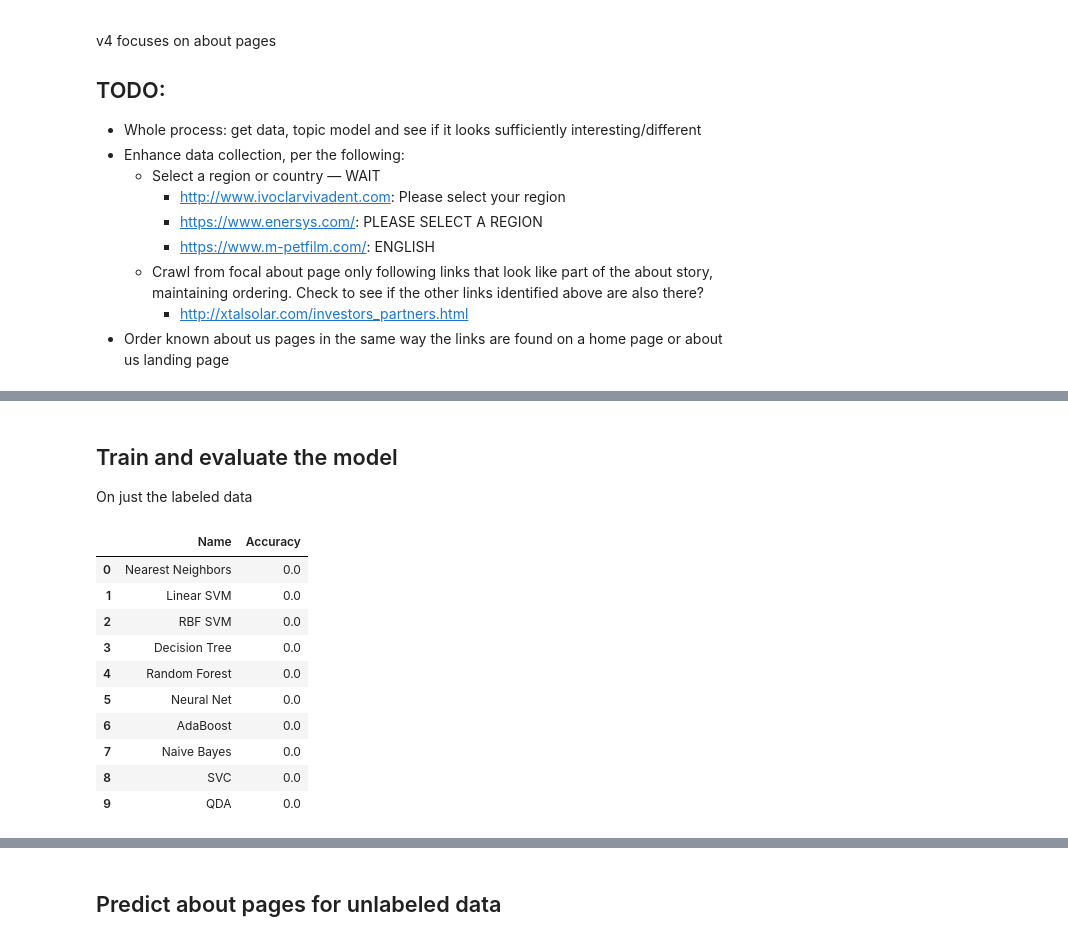
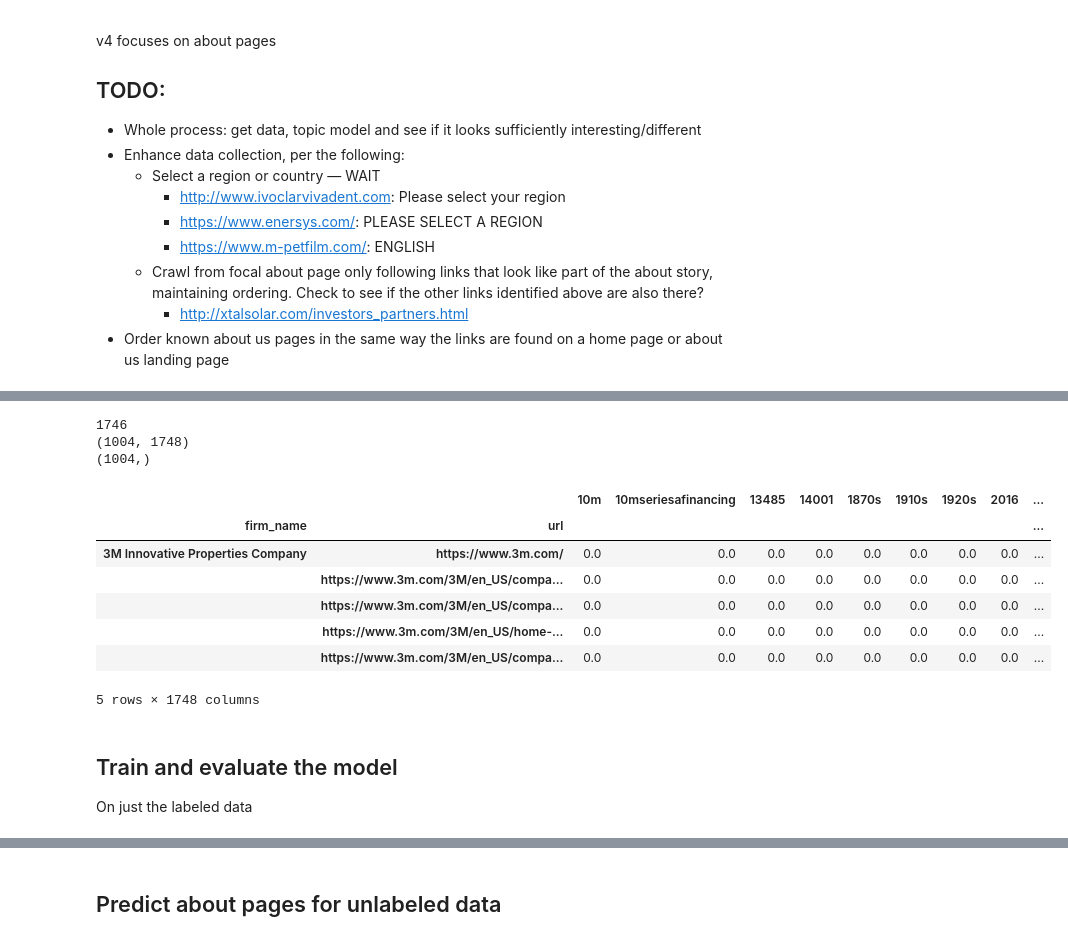
Before and after one commit to euphonic/EAGER, a Jupyter notebook: code/topics_markov/extract-pages-from-mongo-v5-about.ipynb, the cells around one changed output, grey strips where cells are left out. Saved outputs shown, nothing was run; the diff lists cells and outputs as text; code cells hidden in the pictures.

```diff
--- a/code/topics_markov/extract-pages-from-mongo-v5-about.ipynb
+++ b/code/topics_markov/extract-pages-from-mongo-v5-about.ipynb
@@ -307,3 +449,43 @@ y = labeled.loc[:,'about_lbl']
+# %%
+# labeled train/test split
+print (len(ubv_df.columns))
+X = labeled.iloc[:,1:len(ubv_df.columns)]
+
+# other in other non text-based features
+# 1. number of domain pages (identified above)
+# 2. is home page and doesn't have any other pages (is_sole_page)
+# 3. whether a given page is an about us page (as opposed to a home page)
+# 4. number of words on a page (and share of words)
+# 5. number of sentences (and share of sentences)
+
+X['pages_in_domain_ftr'] = np.reciprocal(labeled['pages_in_domain_ftr'])
+# X['is_sole_page_ftr'] = labeled['is_sole_page_ftr']
+X['is_about_ftr'] = labeled['is_about_ftr']
+# X['share_of_words_ftr'] = labeled['share_of_words_ftr']
+# X['num_sentences_ftr'] = labeled['num_sentences_ftr']
+X['share_of_sentences_ftr'] = labeled['share_of_sentences_ftr']
+X.to_csv(ABOUT_DIR + 'X.csv', index = True) # for manual inspection
+
+# normalize
+# X = (X - X.mean()) / X.std()
+# X = (X - X.min()) / (X.max() - X.min())
+
+y = labeled.loc[:,'about_lbl']
+print (X.shape)
+print (y.shape)
+X.head()
+# %% [output]
+1746
+(1004, 1748)
+(1004,)
+|  |  | 10m | 10mseriesafinancing | 13485 | 14001 | 1870s | 1910s | 1920s | 2016 | ... |
+| firm_name | url |  |  |  |  |  |  |  |  | ... |
+| 3M Innovative Properties Company | https://www.3m.com/ | 0.0 | 0.0 | 0.0 | 0.0 | 0.0 | 0.0 | 0.0 | 0.0 | ... |
+|  | https://www.3m.com/3M/en_US/compa... | 0.0 | 0.0 | 0.0 | 0.0 | 0.0 | 0.0 | 0.0 | 0.0 | ... |
+|  | https://www.3m.com/3M/en_US/compa... | 0.0 | 0.0 | 0.0 | 0.0 | 0.0 | 0.0 | 0.0 | 0.0 | ... |
+|  | https://www.3m.com/3M/en_US/home-... | 0.0 | 0.0 | 0.0 | 0.0 | 0.0 | 0.0 | 0.0 | 0.0 | ... |
+|  | https://www.3m.com/3M/en_US/compa... | 0.0 | 0.0 | 0.0 | 0.0 | 0.0 | 0.0 | 0.0 | 0.0 | ... |
+5 rows × 1748 columns
 # %% [markdown]
 ## Train and evaluate the model
 On just the labeled data
@@ -329,19 +511,6 @@ classifiers = [
 # build dataframe for output metrics
 eval_df = pd.DataFrame (names,index=(range(len(names))), columns=["Name"])
 eval_df['Accuracy'] = np.float64(0)
-display (eval_df)
-# %% [output]
-|  | Name | Accuracy |
-| 0 | Nearest Neighbors | 0.0 |
-| 1 | Linear SVM | 0.0 |
-| 2 | RBF SVM | 0.0 |
-| 3 | Decision Tree | 0.0 |
-| 4 | Random Forest | 0.0 |
-| 5 | Neural Net | 0.0 |
-| 6 | AdaBoost | 0.0 |
-| 7 | Naive Bayes | 0.0 |
-| 8 | SVC | 0.0 |
-| 9 | QDA | 0.0 |
 # %%
 # build evaluation outputs (currently limited to accuracy)
 i = np.int64(0)
```
Also changed, not shown: parts of 41 cells of this notebook, 8 other files.
